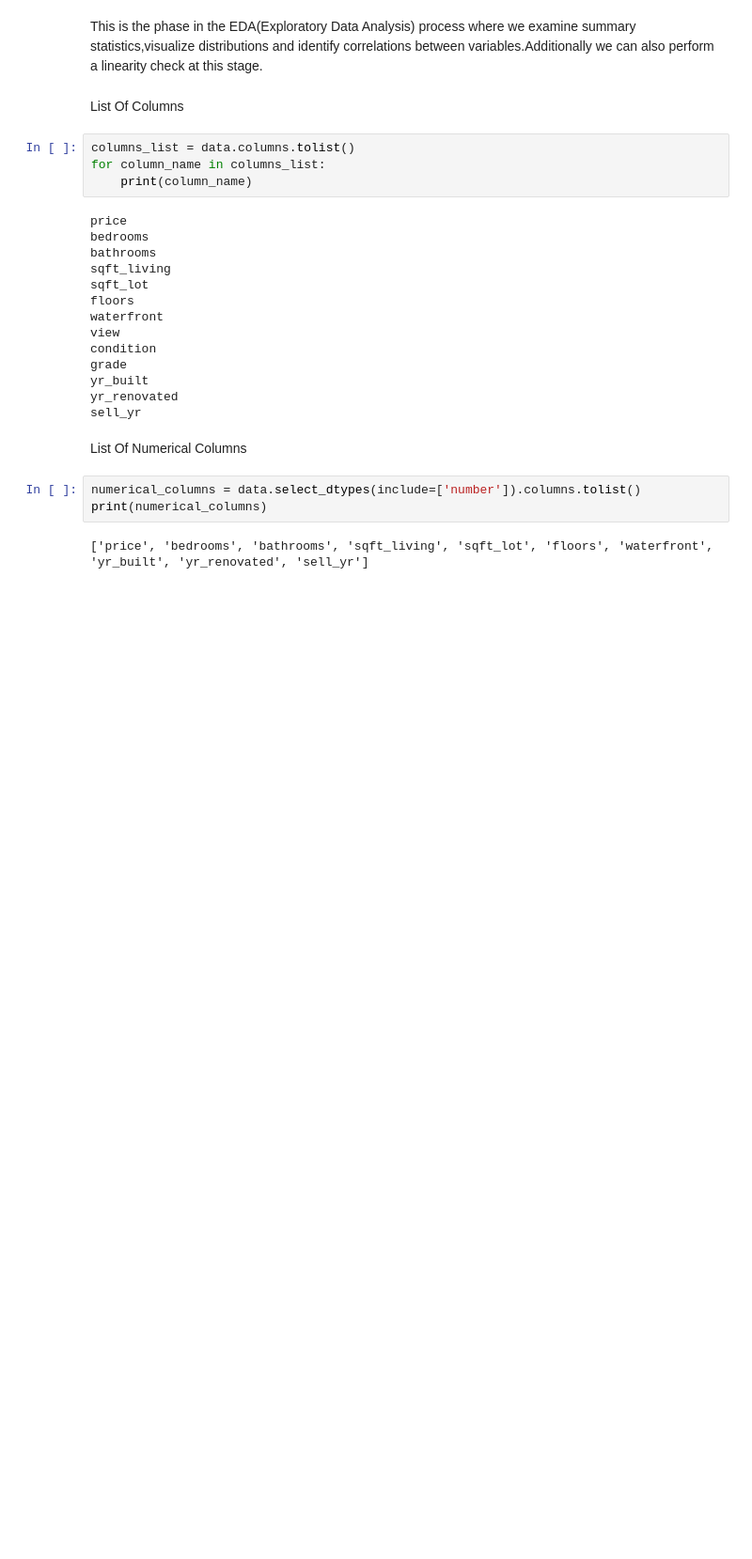
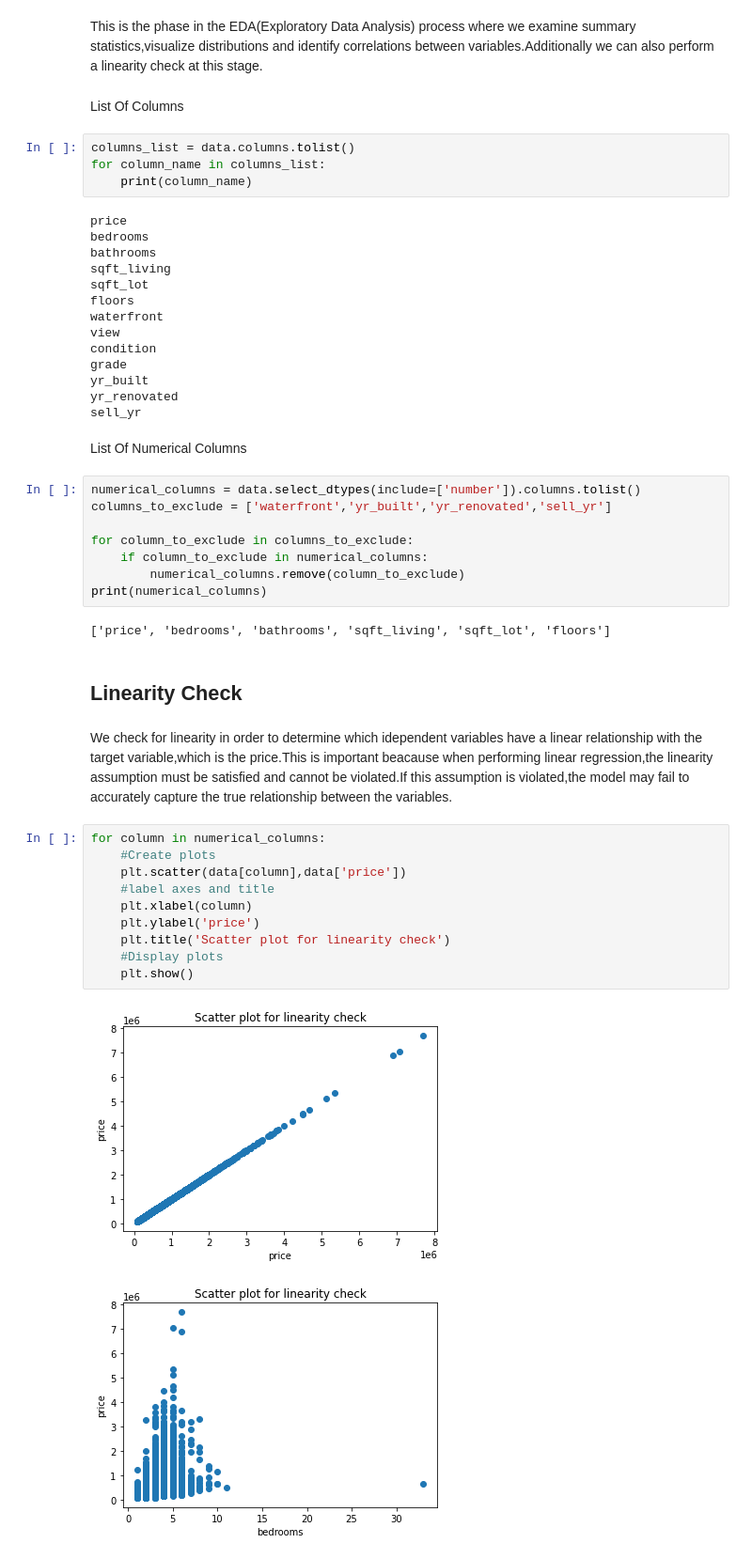
Before and after one commit to FrankOyugi/phase-2-project-real-estate-data-analysis, a Jupyter notebook: student.ipynb, the cells around one changed output. Shown: that part at 94% size. Drawn from its saved outputs; the diff is of its cells as text; blank space fills up the shorter version.

Commit message:
perform linearity check

```diff
--- a/student.ipynb
+++ b/student.ipynb
@@ -304,6 +304,28 @@ sell_yr
 List Of Numerical Columns
 # %%
 numerical_columns = data.select_dtypes(include=['number']).columns.tolist()
+columns_to_exclude = ['waterfront','yr_built','yr_renovated','sell_yr']
+
+for column_to_exclude in columns_to_exclude:
+    if column_to_exclude in numerical_columns:
+        numerical_columns.remove(column_to_exclude)
 print(numerical_columns)
 # %% [output]
-['price', 'bedrooms', 'bathrooms', 'sqft_living', 'sqft_lot', 'floors', 'waterfront', 'yr_built', 'yr_renovated', 'sell_yr']
+['price', 'bedrooms', 'bathrooms', 'sqft_living', 'sqft_lot', 'floors']
+# %% [markdown]
+## Linearity Check
+# %% [markdown]
+We check for linearity in order to determine which idependent variables have a linear relationship with the target variable,which is the price.This is important beacause when performing linear regression,the linearity assumption must be satisfied and cannot be violated.If this assumption is violated,the model may fail to accurately capture the true relationship between the variables.
+# %%
+for column in numerical_columns:
+    #Create plots
+    plt.scatter(data[column],data['price'])
+    #label axes and title
+    plt.xlabel(column)
+    plt.ylabel('price')
+    plt.title('Scatter plot for linearity check')
+    #Display plots
+    plt.show()
+# %% [output]
+[figure, added]
+[figure, added]
```
Also changed, not shown: parts of 2 cells of this notebook.
